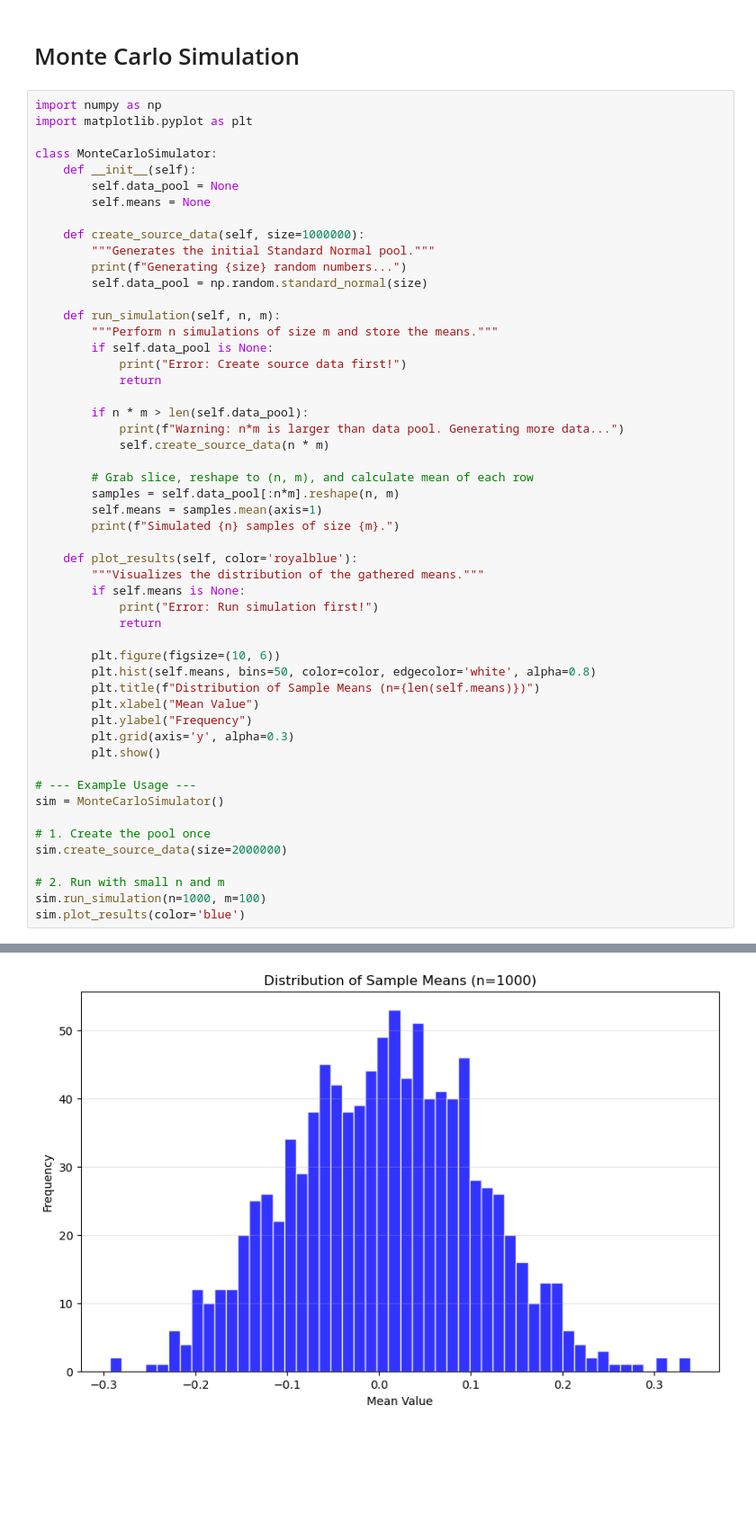
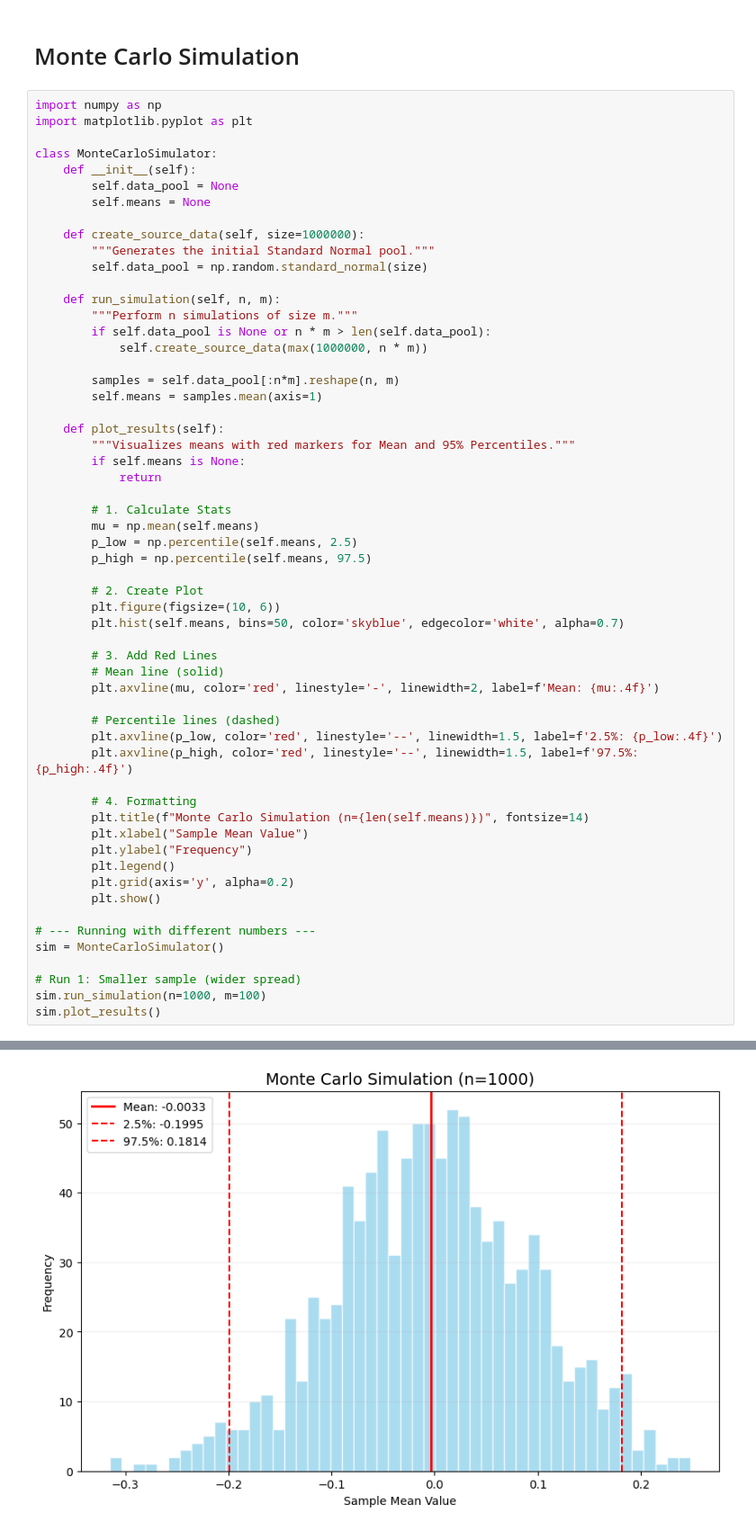
Before and after one commit to dadmehrdi/Random, a Jupyter notebook: Monte_Carlo_Simulation.ipynb, the cells around one changed output, grey strips where cells are left out. Shown at 90% size. Saved outputs shown, nothing was run; the diff lists cells and outputs as text; blank space fills up the shorter version.

```diff
--- a/Monte_Carlo_Simulation.ipynb
+++ b/Monte_Carlo_Simulation.ipynb
@@ -11,45 +11,50 @@ class MonteCarloSimulator:
 
     def create_source_data(self, size=1000000):
         """Generates the initial Standard Normal pool."""
-        print(f"Generating {size} random numbers...")
         self.data_pool = np.random.standard_normal(size)
 
     def run_simulation(self, n, m):
-        """Perform n simulations of size m and store the means."""
-        if self.data_pool is None:
-            print("Error: Create source data first!")
+        """Perform n simulations of size m."""
+        if self.data_pool is None or n * m > len(self.data_pool):
+            self.create_source_data(max(1000000, n * m))
+
+        samples = self.data_pool[:n*m].reshape(n, m)
+        self.means = samples.mean(axis=1)
+
+    def plot_results(self):
+        """Visualizes means with red markers for Mean and 95% Percentiles."""
+        if self.means is None:
             return
 
-        if n * m > len(self.data_pool):
-            print(f"Warning: n*m is larger than data pool. Generating more data...")
-            self.create_source_data(n * m)
+        # 1. Calculate Stats
+        mu = np.mean(self.means)
+        p_low = np.percentile(self.means, 2.5)
+        p_high = np.percentile(self.means, 97.5)
 
-        # Grab slice, reshape to (n, m), and calculate mean of each row
-        samples = self.data_pool[:n*m].reshape(n, m)
-        self.means = samples.mean(axis=1)
-        print(f"Simulated {n} samples of size {m}.")
+        # 2. Create Plot
+        plt.figure(figsize=(10, 6))
+        plt.hist(self.means, bins=50, color='skyblue', edgecolor='white', alpha=0.7)
 
-    def plot_results(self, color='royalblue'):
-        """Visualizes the distribution of the gathered means."""
-        if self.means is None:
-            print("Error: Run simulation first!")
-            return
+        # 3. Add Red Lines
+        # Mean line (solid)
+        plt.axvline(mu, color='red', linestyle='-', linewidth=2, label=f'Mean: {mu:.4f}')
 
-        plt.figure(figsize=(10, 6))
-        plt.hist(self.means, bins=50, color=color, edgecolor='white', alpha=0.8)
-        plt.title(f"Distribution of Sample Means (n={len(self.means)})")
-        plt.xlabel("Mean Value")
+        # Percentile lines (dashed)
+        plt.axvline(p_low, color='red', linestyle='--', linewidth=1.5, label=f'2.5%: {p_low:.4f}')
+        plt.axvline(p_high, color='red', linestyle='--', linewidth=1.5, label=f'97.5%: {p_high:.4f}')
+
+        # 4. Formatting
+        plt.title(f"Monte Carlo Simulation (n={len(self.means)})", fontsize=14)
+        plt.xlabel("Sample Mean Value")
         plt.ylabel("Frequency")
-        plt.grid(axis='y', alpha=0.3)
+        plt.legend()
+        plt.grid(axis='y', alpha=0.2)
         plt.show()
 
-# --- Example Usage ---
+# --- Running with different numbers ---
 sim = MonteCarloSimulator()
 
-# 1. Create the pool once
-sim.create_source_data(size=2000000)
-
-# 2. Run with small n and m
+# Run 1: Smaller sample (wider spread)
 sim.run_simulation(n=1000, m=100)
-sim.plot_results(color='blue')
+sim.plot_results()
 # %% [output]
@@ -58 +61 @@ Simulated 1000 samples of size 100.
-[figure, old version]
+[figure, new version]
```
Also changed, not shown: parts of 1 cell of this notebook.
